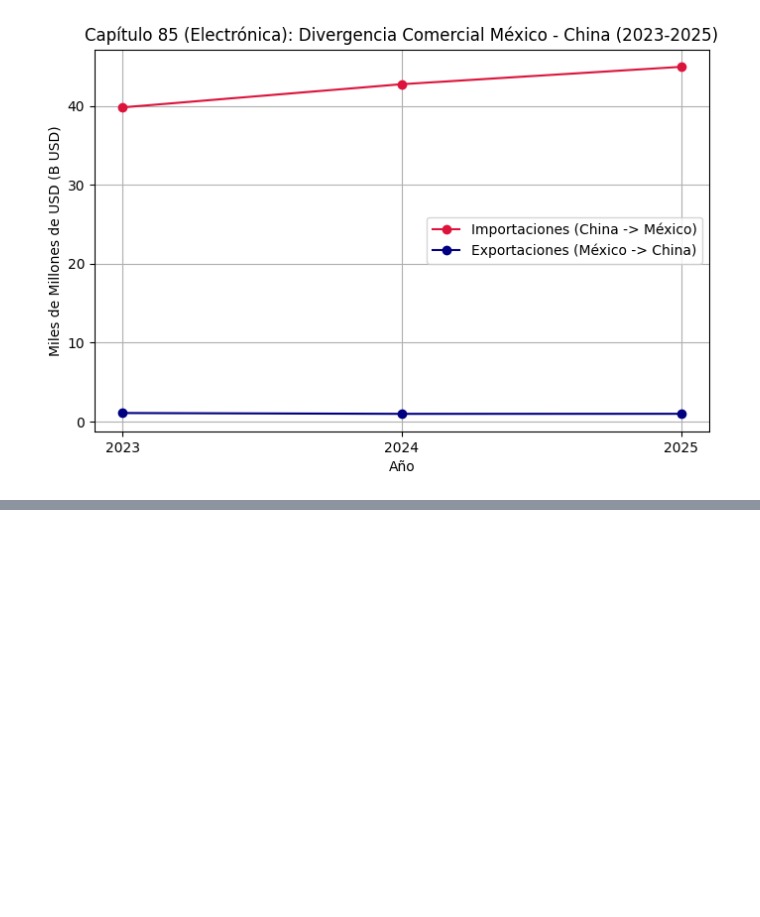
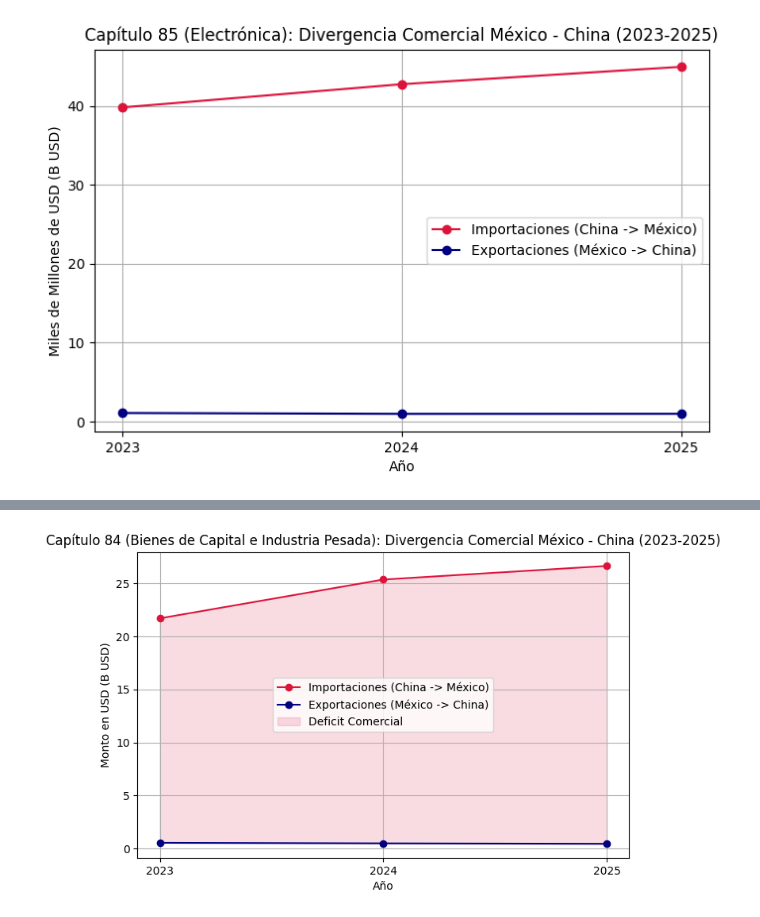
Before and after one commit to luisferdm6/03-china-mexico-trade-audit, a Jupyter notebook: 01_auditoria_asimetrias_china_mexico.ipynb, the cells around one changed output, grey strips where cells are left out. Saved outputs shown, nothing was run; the diff lists cells and outputs as text; code cells hidden in the pictures; blank space fills up the shorter version.

```diff
--- a/01_auditoria_asimetrias_china_mexico.ipynb
+++ b/01_auditoria_asimetrias_china_mexico.ipynb
@@ -249,0 +394,4 @@ graficar_divergencia(balanza_anual, 85, 'México', 'China')
+# %%
+graficar_divergencia(balanza_anual, 84, 'México', 'China', catalogo={84: 'Bienes de Capital e Industria Pesada'})
+# %% [output]
+[figure, added]
```
Also changed, not shown: parts of 9 cells of this notebook.
